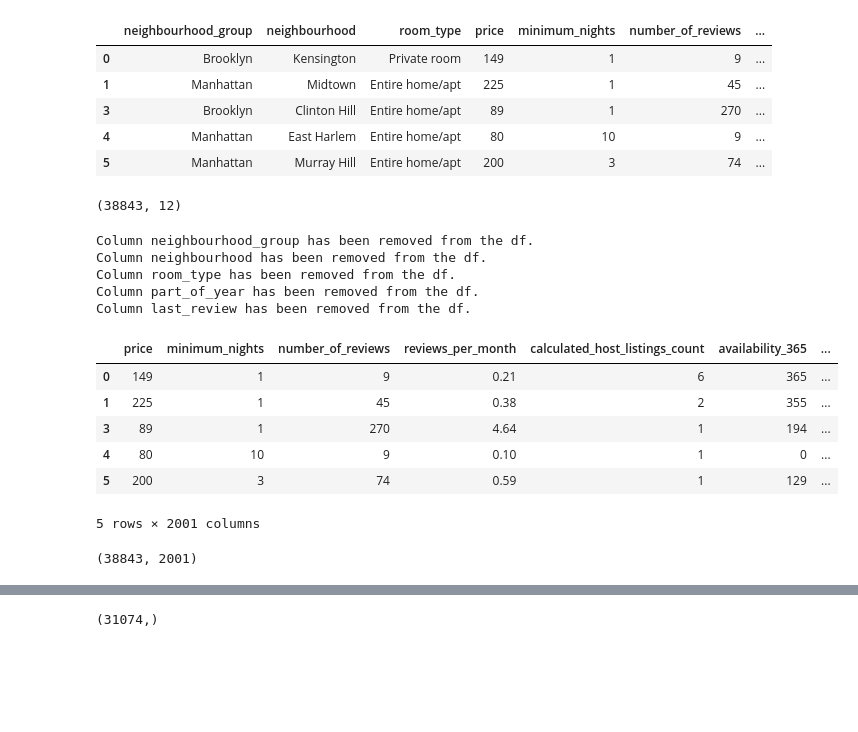
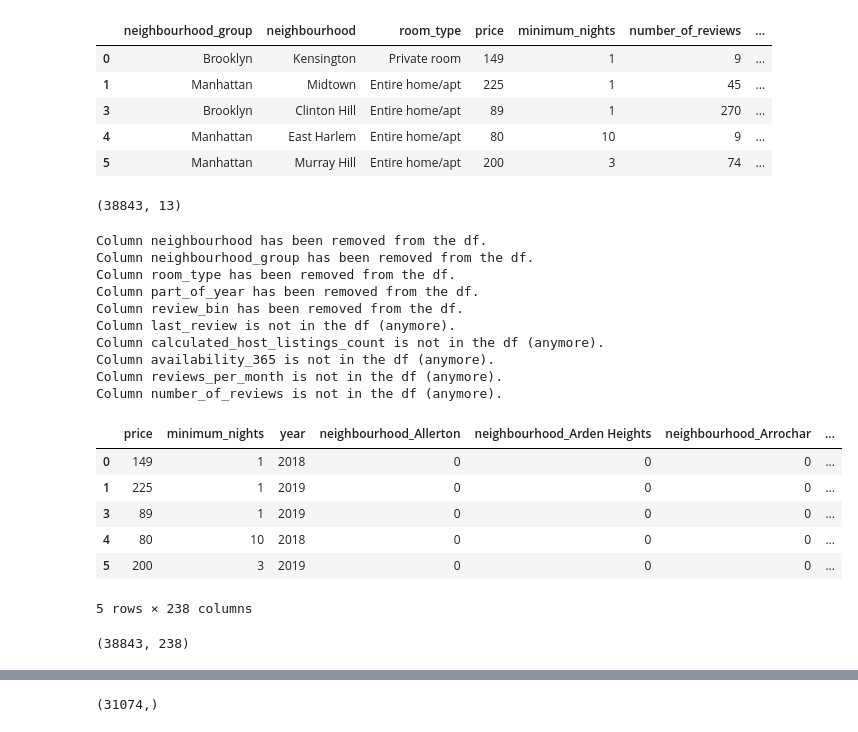
Before and after one commit to VTuri/airbnb_data, a Jupyter notebook: app/notebooks/Airbnb_Price_prediction.ipynb, the cells around one changed output, grey strips where cells are left out. Saved outputs shown, nothing was run; the diff lists cells and outputs as text; code cells hidden in the pictures; blank space fills up the shorter version.

```diff
--- a/app/notebooks/Airbnb_Price_prediction.ipynb
+++ b/app/notebooks/Airbnb_Price_prediction.ipynb
@@ -116,39 +116,51 @@ q = [q1,q2,q3,q4]
 # Update the column
 for i in range(len(q)):
     df.loc[month.isin(q[i]), "part_of_year"] = "Q{}".format(i+1)
+
+# Create review category
+df["review_bin"] = pd.qcut(df["number_of_reviews"],
+                          q=[0,.2,.4,.6,.8,1])
 # %%
 df.shape
 # %% [output]
-(38843, 12)
+(38843, 13)
 # %%
-columns_to_change=['neighbourhood_group',"neighbourhood","room_type","part_of_year"]
-columns_to_drop = columns_to_change.append("last_review")
+columns_to_change=["neighbourhood",'neighbourhood_group',"room_type","part_of_year","review_bin"]
+columns_to_drop = ["last_review","calculated_host_listings_count",
+                   "availability_365","reviews_per_month","number_of_reviews"]
+columns_to_change.extend(columns_to_drop)
 
+df.drop(columns_to_drop,axis=1,inplace=True, errors="ignore")
 
 for i in range(len(columns_to_change)):
     try:
         df = pd.concat([df,pd.get_dummies(df[columns_to_change[i]], prefix=columns_to_change[i])],axis=1)
         print("Column {} has been removed from the df.".format(columns_to_change[i]))
     except KeyError:
         print("Column {} is not in the df (anymore).".format(columns_to_change[i]))
 
 df.drop(columns_to_change,axis=1,errors='ignore', inplace=True)
 
 df.head()
 # %% [output]
+Column neighbourhood has been removed from the df.
 Column neighbourhood_group has been removed from the df.
-Column neighbourhood has been removed from the df.
 Column room_type has been removed from the df.
 Column part_of_year has been removed from the df.
-Column last_review has been removed from the df.
+Column review_bin has been removed from the df.
+Column last_review is not in the df (anymore).
+Column calculated_host_listings_count is not in the df (anymore).
+Column availability_365 is not in the df (anymore).
+Column reviews_per_month is not in the df (anymore).
+Column number_of_reviews is not in the df (anymore).
-|  | price | minimum_nights | number_of_reviews | reviews_per_month | calculated_host_listings_count | availability_365 | ... |
-| 0 | 149 | 1 | 9 | 0.21 | 6 | 365 | ... |
-| 1 | 225 | 1 | 45 | 0.38 | 2 | 355 | ... |
-| 3 | 89 | 1 | 270 | 4.64 | 1 | 194 | ... |
-| 4 | 80 | 10 | 9 | 0.10 | 1 | 0 | ... |
-| 5 | 200 | 3 | 74 | 0.59 | 1 | 129 | ... |
+|  | price | minimum_nights | year | neighbourhood_Allerton | neighbourhood_Arden Heights | neighbourhood_Arrochar | ... |
+| 0 | 149 | 1 | 2018 | 0 | 0 | 0 | ... |
+| 1 | 225 | 1 | 2019 | 0 | 0 | 0 | ... |
+| 3 | 89 | 1 | 2019 | 0 | 0 | 0 | ... |
+| 4 | 80 | 10 | 2018 | 0 | 0 | 0 | ... |
+| 5 | 200 | 3 | 2019 | 0 | 0 | 0 | ... |
-5 rows × 2001 columns
+5 rows × 238 columns
 # %%
 df.shape
 # %% [output]
-(38843, 2001)
+(38843, 238)
```
Also changed, not shown: parts of 10 cells of this notebook.
